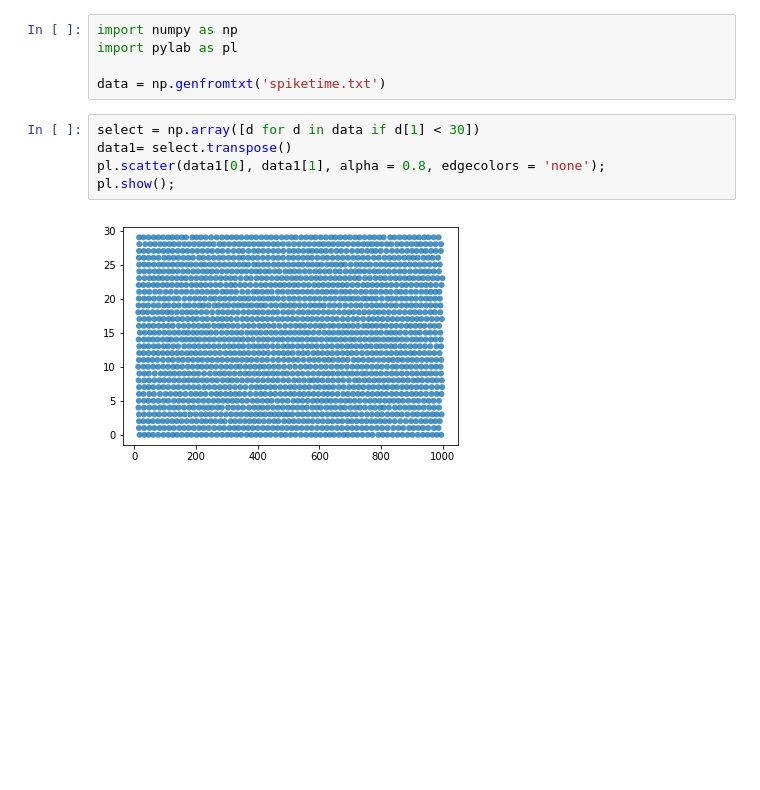
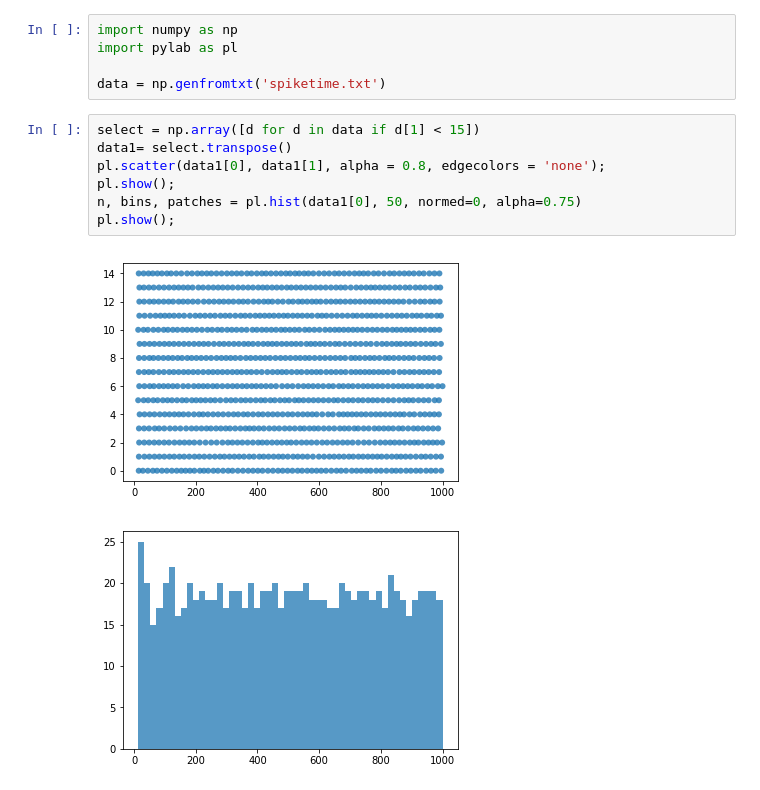
Before and after one commit to aducrot/Neuron-bis, a Jupyter notebook: build/Brunel fig8.ipynb, the cells around one changed output. Cells and saved outputs as stored; diff of their text form; blank space fills up the shorter version.

```diff
--- a/build/Brunel fig8.ipynb
+++ b/build/Brunel fig8.ipynb
@@ -4,9 +4,12 @@ import pylab as pl
 
 data = np.genfromtxt('spiketime.txt')
 # %%
-select = np.array([d for d in data if d[1] < 30])
+select = np.array([d for d in data if d[1] < 15])
 data1= select.transpose()
 pl.scatter(data1[0], data1[1], alpha = 0.8, edgecolors = 'none');
 pl.show();
+n, bins, patches = pl.hist(data1[0], 50, normed=0, alpha=0.75)
+pl.show();
 # %% [output]
-[figure, old version]
+[figure, new version]
+[figure, added]
```
Also changed, not shown: 7 other files.
